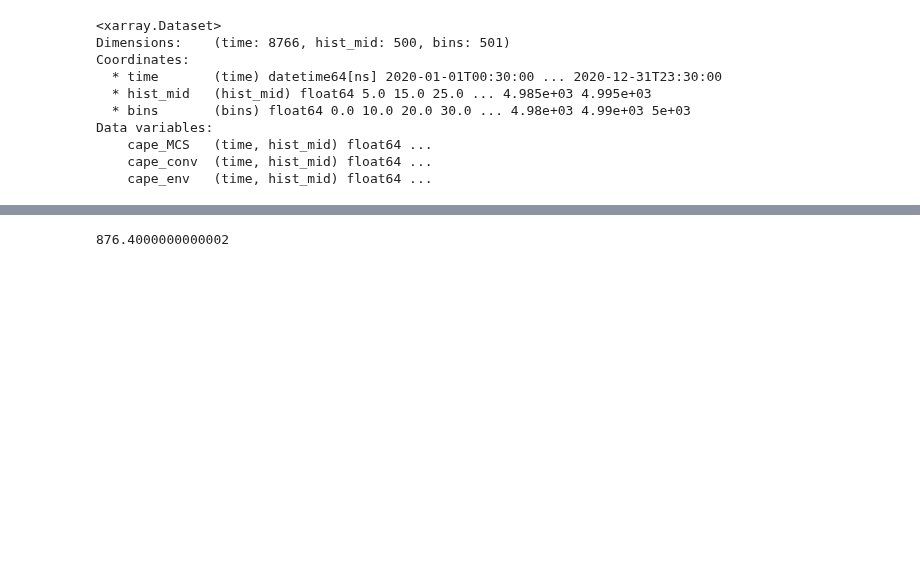
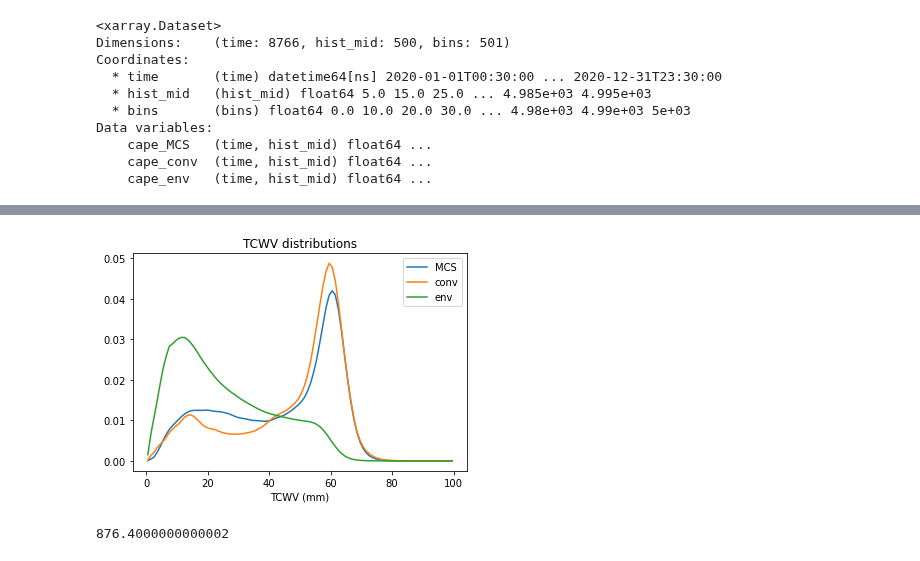
Before and after one commit to markmuetz/mcs_prime, a Jupyter notebook: ctrl/notebooks/dev/era5_hists.ipynb, the cells around one changed output, grey strips where cells are left out. Drawn from its saved outputs; the diff is of its cells as text; code cells hidden in the pictures; blank space fills up the shorter version.

```diff
--- a/ctrl/notebooks/dev/era5_hists.ipynb
+++ b/ctrl/notebooks/dev/era5_hists.ipynb
@@ -38,7 +64,7 @@ plt.bar(ds.hist_mid.values[s], h_density, width=bins[1] - bins[0]);
 
 Based on MCS, convection or environemnt.
 # %%
-ds = xr.open_dataset(era5_hists.CombineSubsetERA5Hist.tasks[0].outputs['hist'])
+ds = xr.open_dataset(era5_hists.CombineConditionalERA5Hist.tasks.filter(var='cape')[0].outputs['hist'])
 ds
 # %% [output]
 <xarray.Dataset>
@@ -87,3 +113,6 @@ plot_hist(ds, slice(10, 40, None), log=False)
 [figure]
 [figure]
 [figure]
+# %%
+ds = xr.open_dataset(era5_hists.CombineConditionalERA5Hist.tasks.filter(var='tcwv')[0].outputs['hist'])
+ds
@@ -90,3 +130,24 @@ plot_hist(ds, slice(10, 40, None), log=False)
+# %%
+def plot_hist(ds, s=slice(0, 101, None), log=True):
+    plt.figure()
+    def _plot_hist(ds, h, title):
+        bins = ds.bins.values
+        width = bins[1] - bins[0]
+        h_density = h / (h.sum() * width)
+        plt.plot(ds.hist_mid.values[s], h_density[s], label=title);
+
+    plt.title('TCWV distributions')
+    _plot_hist(ds, np.nansum(ds.tcwv_MCS.values, axis=0), 'MCS')
+    _plot_hist(ds, np.nansum(ds.tcwv_conv.values, axis=0), 'conv')
+    _plot_hist(ds, np.nansum(ds.tcwv_env.values, axis=0), 'env')
+    plt.legend()
+    if log:
+        plt.yscale('log')
+    plt.xlabel('TCWV (mm)');
+
+plot_hist(ds, log=False)
+# %% [output]
+[figure, added]
 # %%
 np.nansum(ds.cape_MCS.values)
 # %% [output]
```
Also changed, not shown: parts of 5 cells of this notebook, 1 other file.
